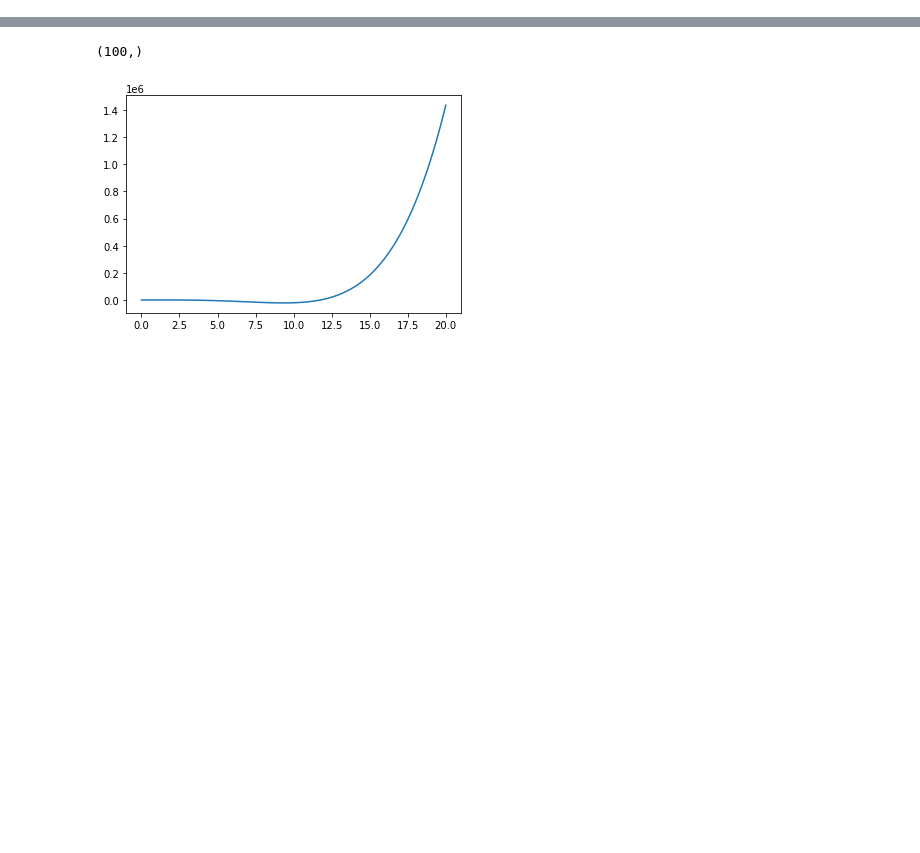
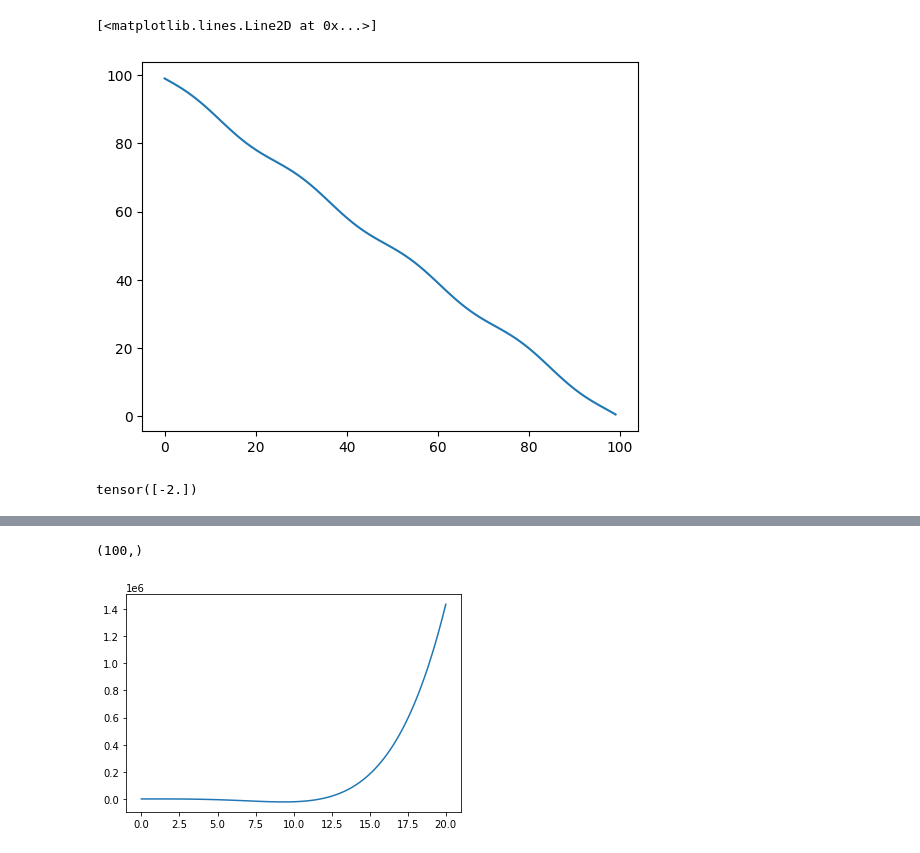
Before and after one commit to robflynnyh/asr_training_scripts, a Jupyter notebook: Untitled-1.ipynb, the cells around one changed output, grey strips where cells are left out. Saved outputs shown, nothing was run; the diff lists cells and outputs as text; code cells hidden in the pictures; blank space fills up the shorter version.

```diff
--- a/Untitled-1.ipynb
+++ b/Untitled-1.ipynb
@@ -87,3 +179,13 @@ torch.Size([3, 8, 200, 32]) torch.Size([3, 8, 20, 20])
+# %%
+sin = torch.sin(torch.arange(100)*rearrange((1.25**(torch.arange(8))-0.99), 'h -> h 1')) +  torch.arange(100).flip(0)
+plt.plot(sin[1])
+# %% [output]
+[<matplotlib.lines.Line2D at 0x...>]
+[figure, added]
+# %%
+olb[197]
+# %% [output]
+tensor([-2.])
 # %%
 plt.plot(bias[-1][6][-1].detach().numpy())
 # %% [output]
```
Also changed, not shown: parts of 39 cells of this notebook, 9 other files.
